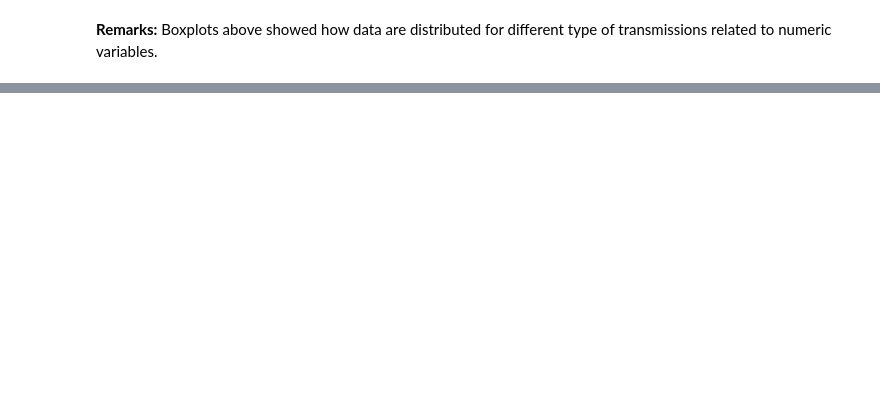
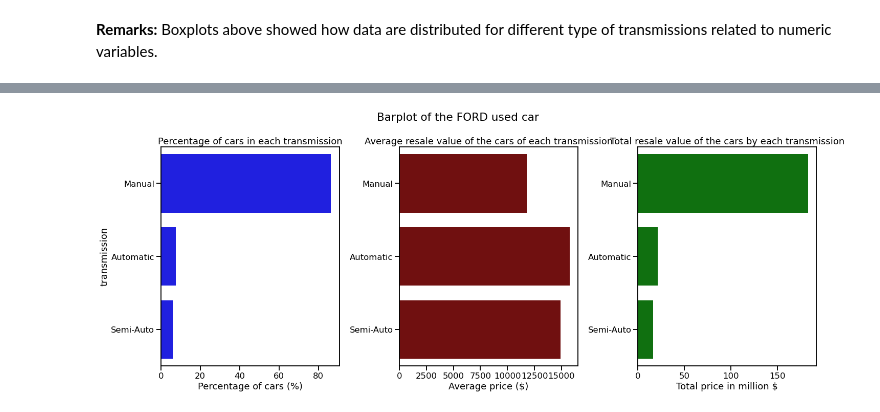
Before and after one commit to mdsaifulislam165/ford_used_car_analysis, a Jupyter notebook: ford_used_car_EDA.ipynb, the cells around one changed output, grey strips where cells are left out. Saved outputs shown, nothing was run; the diff lists cells and outputs as text; code cells hidden in the pictures; blank space fills up the shorter version.

```diff
--- a/ford_used_car_EDA.ipynb
+++ b/ford_used_car_EDA.ipynb
@@ -579,0 +680,18 @@ plt.show()
+# %%
+#Data preprocessing before visualization
+# sort the dataframe based on the column 'count'
+df_agg_trans = df_agg_trans.sort_values(by='count', ascending=False)
+
+# create a new column percentage of the cars in each model
+df_agg_trans['percent_of_cars'] = (df_agg_trans['count']/df_agg_trans['count'].sum())*100
+
+# convert the 'sum' column in millions
+df_agg_trans['sum'] = df_agg_trans['sum']/1000000
+
+# keep up to two decimal points
+df_agg_trans = df_agg_trans.round(2)
+
+# remove the 'count' column
+df_agg_trans = df_agg_trans.drop('count', axis=1)
+
+display(df_agg_trans.head())
@@ -579,0 +711,26 @@ plt.show()
+# %%
+plt.figure(figsize=(20,8))
+
+plt.subplot(1, 3, 1)
+sns.barplot(x='percent_of_cars', y=df_agg_trans.index, data=df_agg_trans, orient='h', color='blue')
+plt.title("Percentage of cars in each transmission")
+plt.xlabel("Percentage of cars (%)")
+# plt.grid()
+
+plt.subplot(1, 3, 2)
+sns.barplot(x='mean', y=df_agg_trans.index, data=df_agg_trans, orient='h', color='maroon')
+plt.title("Average resale value of the cars of each transmission")
+plt.xlabel("Average price ($)")
+plt.ylabel("")
+
+plt.subplot(1, 3, 3)
+sns.barplot(x='sum', y=df_agg_trans.index, data=df_agg_trans, orient='h', color='green')
+plt.title("Total resale value of the cars by each transmission")
+plt.xlabel("Total price in million $")
+plt.ylabel("")
+
+plt.suptitle("Barplot of the FORD used car")
+plt.tight_layout()
+plt.show()
+# %% [output]
+[figure, added]
```
Also changed, not shown: parts of 29 cells of this notebook.
